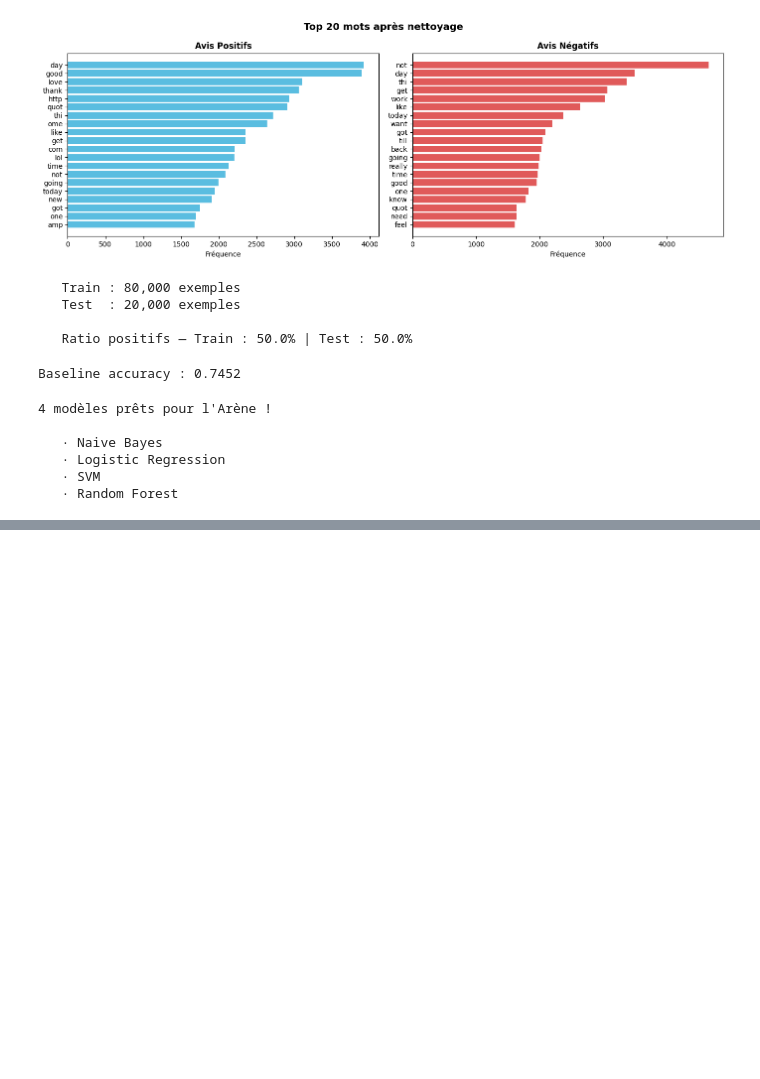
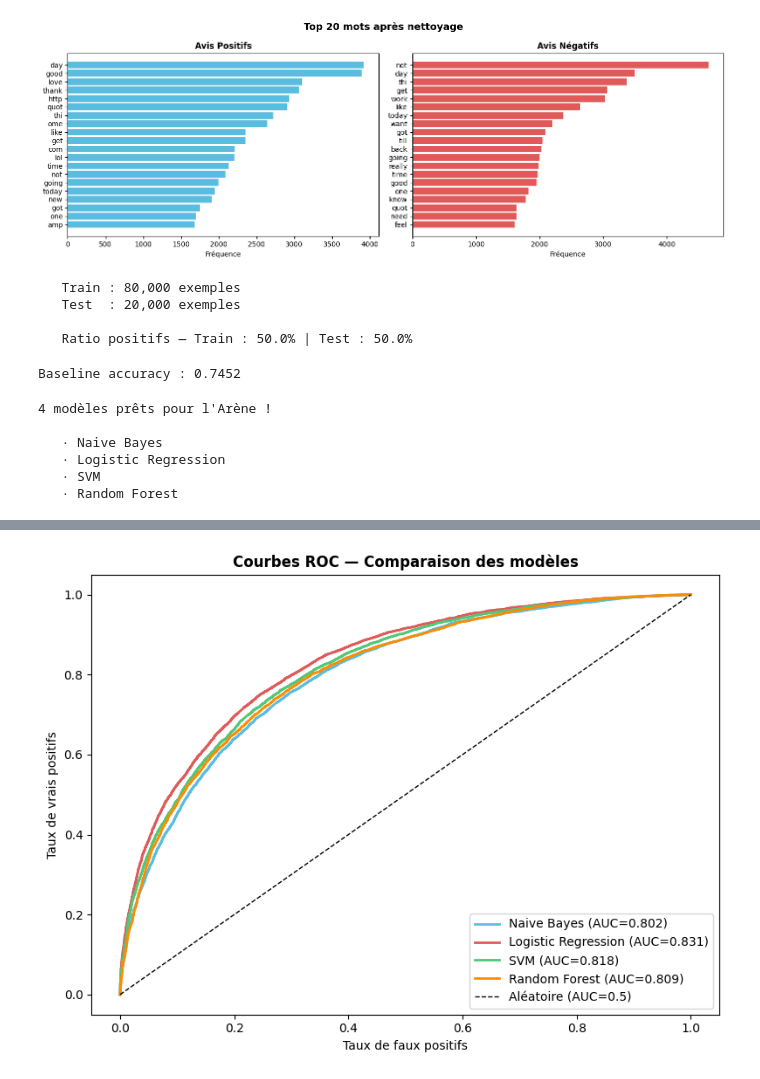
Before and after one commit to amanilayouni/Amani_Karam_Ryma_arene_ml, a Jupyter notebook: Projet.ipynb, the cells around one changed output, grey strips where cells are left out. Drawn from its saved outputs; the diff is of its cells as text; code cells hidden in the pictures; blank space fills up the shorter version.

```diff
--- a/Projet.ipynb
+++ b/Projet.ipynb
@@ -460,0 +500,23 @@ Random Forest            0.7334   0.8072    952.7s
+# %%
+# Cellule 13 — Courbes ROC comparées
+
+fig, ax = plt.subplots(figsize=(8, 6))
+couleurs = ['#5ABDE0', '#E05A5A', '#50C878', '#FF8C00']
+
+for (nom, res), couleur in zip(resultats.items(), couleurs):
+    fpr, tpr, _ = roc_curve(y_test, res['y_proba'])
+    score = auc(fpr, tpr)
+    ax.plot(fpr, tpr, lw=2, color=couleur,
+            label=f"{nom} (AUC={score:.3f})")
+
+# Ligne de base (modèle aléatoire)
+ax.plot([0,1], [0,1], 'k--', lw=1, label='Aléatoire (AUC=0.5)')
+
+ax.set_xlabel('Taux de faux positifs')
+ax.set_ylabel('Taux de vrais positifs')
+ax.set_title('Courbes ROC — Comparaison des modèles', fontweight='bold')
+ax.legend(loc='lower right')
+plt.tight_layout()
+plt.show()
+# %% [output]
+[figure, added]
```
Also changed, not shown: parts of 8 cells of this notebook.
